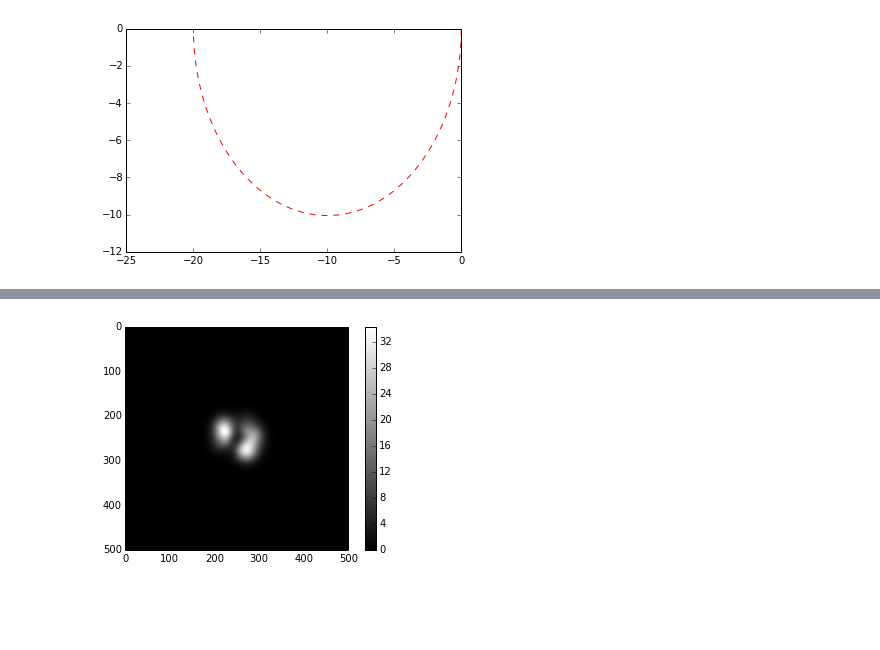
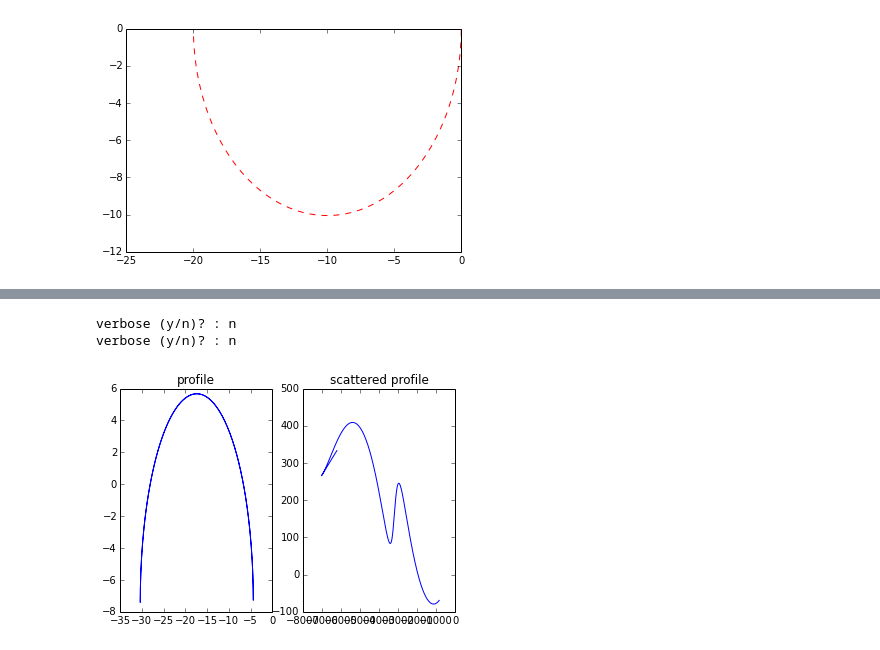
Before and after one commit to Isabella-Dineo/beam_py, a Jupyter notebook: patchbeam_main.ipynb, the cells around one changed output, grey strips where cells are left out. Saved outputs shown, nothing was run; the diff lists cells and outputs as text; code cells hidden in the pictures; blank space fills up the shorter version.

Commit message:
update: attempt to plot profile, including scattering

```diff
--- a/patchbeam_main.ipynb
+++ b/patchbeam_main.ipynb
@@ -377,37 +377,63 @@ def plotpatch(P, alpha, beta, heights, centerx, centery):
 
 #   find the width of the patches
     patchwidths = patch_width(P, heights)
 
+
 #   An arbitrary peak of the 2D gaussian:
     peak = 5.
+    cenx = []
+    ceny = []
     for cid, comp in enumerate(heights):
-#       same xy widths for circular patches:
+#       widths for circular patches:
         sigmax = patchwidths[cid]
         sigmay = patchwidths[cid]
+        cenx.append(sigmax)
+        ceny.append(sigmay)
 
 #       center of the patch:
         patchCenterX = centerx[cid]
         patchCenterY = centery[cid]
 
 #       2D gaussian:
         for pc in zip(patchCenterX, patchCenterY):
             Z += peak*np.exp(-((X - pc[0])**2 / (2*sigmax**2) + (Y - pc[1])**2 / (2*sigmay**2)))
 
+#   get the line of sight:
+    xlos, ylos, thetalos = los(alpha, beta)
 
-    fig1 = plt.figure()
-    #plt.contour(X, Y, Z)
-    #plt.xlim(-90, 90)
-    #plt.ylim(-90, 90)
-    #plt.grid()
+#   create a sight line profile:
+    xprof = np.zeros(len(xlos))
+    yprof = np.zeros(len(ylos))
+    for i in np.arange(len(cenx)):
+        for j in np.arange(len(xlos)):
+            xprof[j] = xlos[j] - cenx[i]
+            yprof[j] = ylos[j] - ceny[i]
+
+#   apply scattering:
+    sxprof = scatter(xprof, dm, period, freq)
+    syprof = scatter(yprof, dm, period, freq)
+
+#   patchy emission region:
+    plt.figure()
     plt.imshow(Z, cmap=cm.gray)
     plt.colorbar()
 
+
+#   profile plot:
+    plt.subplot(1, 2, 1)
+    plt.plot(xprof, yprof)
+    plt.title('profile')
+    plt.subplot(1, 2, 2)
+    plt.plot(sxprof, syprof)
+    plt.title('scattered profile')
 
 
 ############################ simple test ##########################
 if __name__ == "__main__":
     alpha = 10
     beta = 3
     plotpatch(P, alpha, beta, heights, cx, cy)
 # %% [output]
+verbose (y/n)? : n
+verbose (y/n)? : n
-[figure, old version]
+[figure, new version]
```
Also changed, not shown: parts of 5 cells of this notebook.
